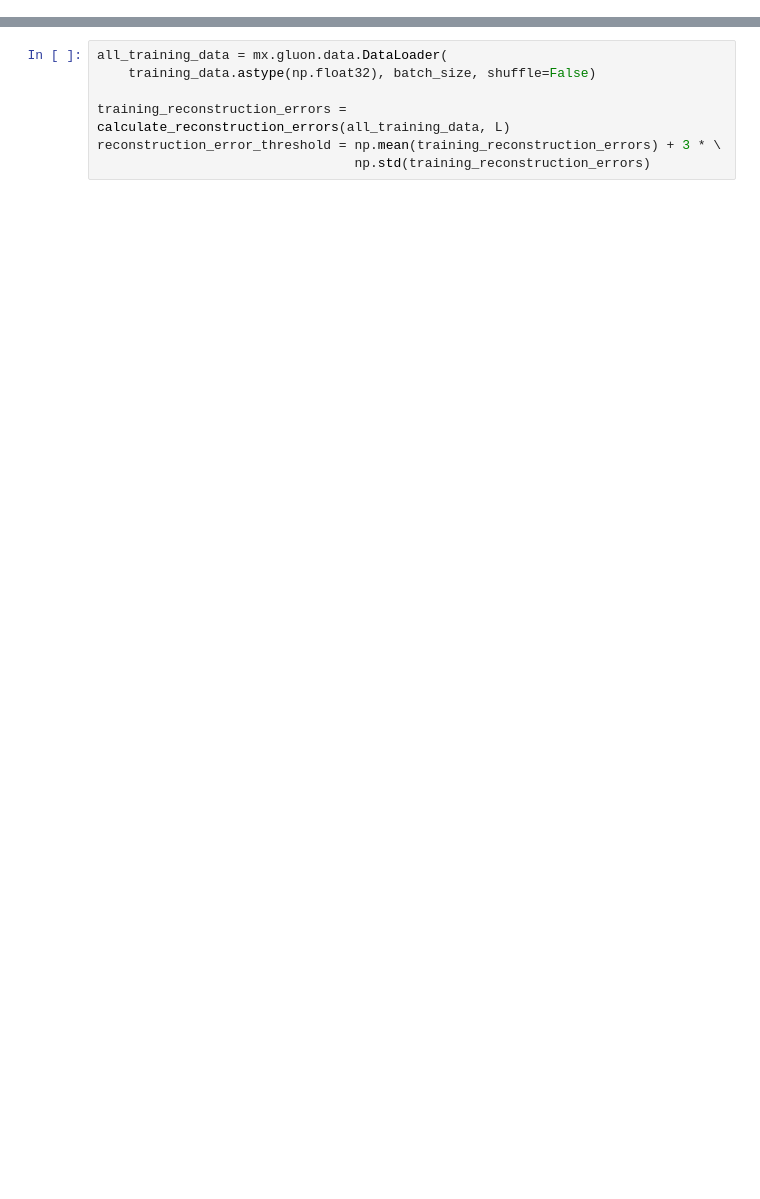
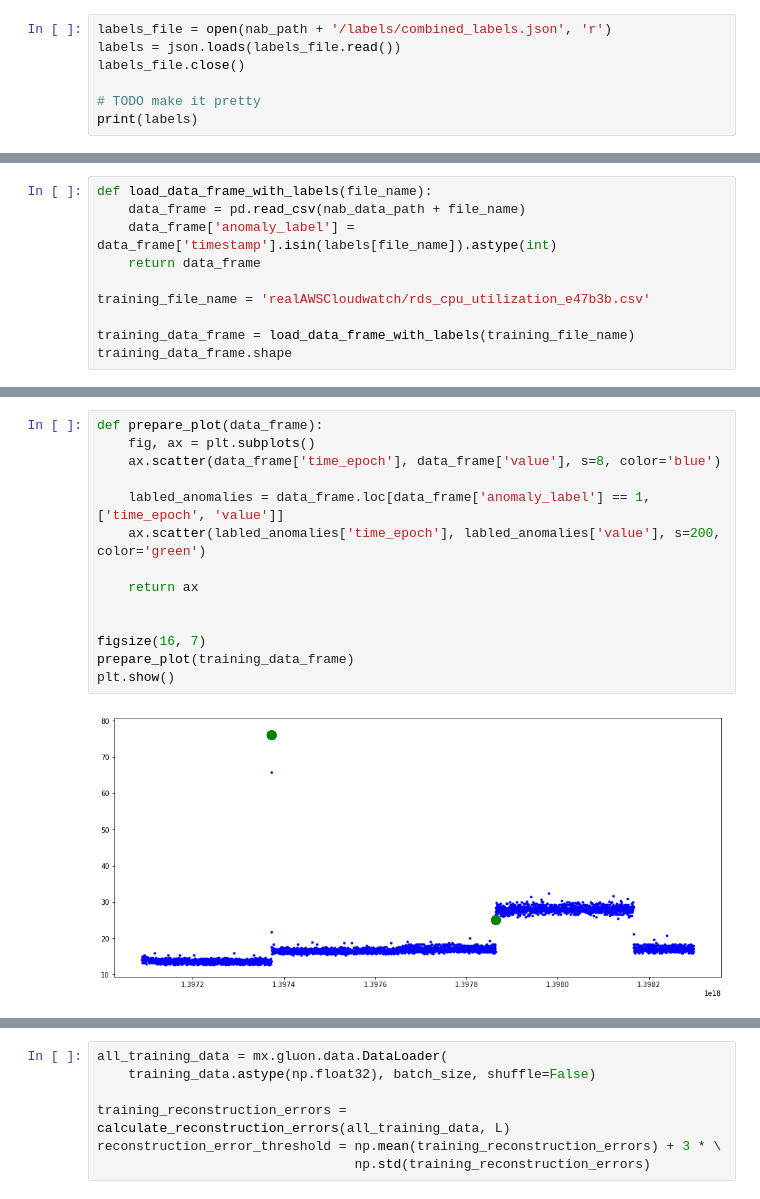
Before and after one commit to Lohika-Labs/time-series-anomaly-detection, a Jupyter notebook: anomaly_AWS.ipynb, the cells around one changed output, grey strips where cells are left out. Cells and saved outputs as stored; diff of their text form; blank space fills up the shorter version.

```diff
--- a/anomaly_AWS.ipynb
+++ b/anomaly_AWS.ipynb
@@ -185,0 +20,7 @@ for epoch in range(epochs):
+# %%
+labels_file = open(nab_path + '/labels/combined_labels.json', 'r')
+labels = json.loads(labels_file.read())
+labels_file.close()
+
+# TODO make it pretty
+print(labels)
@@ -185,0 +33,10 @@ for epoch in range(epochs):
+# %%
+def load_data_frame_with_labels(file_name):
+    data_frame = pd.read_csv(nab_data_path + file_name)
+    data_frame['anomaly_label'] = data_frame['timestamp'].isin(labels[file_name]).astype(int)
+    return data_frame
+
+training_file_name = 'realAWSCloudwatch/rds_cpu_utilization_e47b3b.csv'
+
+training_data_frame = load_data_frame_with_labels(training_file_name)
+training_data_frame.shape
@@ -185,0 +84,16 @@ for epoch in range(epochs):
+# %%
+def prepare_plot(data_frame):
+    fig, ax = plt.subplots()
+    ax.scatter(data_frame['time_epoch'], data_frame['value'], s=8, color='blue')
+
+    labled_anomalies = data_frame.loc[data_frame['anomaly_label'] == 1, ['time_epoch', 'value']]
+    ax.scatter(labled_anomalies['time_epoch'], labled_anomalies['value'], s=200, color='green')
+
+    return ax
+
+
+figsize(16, 7)
+prepare_plot(training_data_frame)
+plt.show()
+# %% [output]
+[figure, added]
```
Also changed, not shown: parts of 52 cells of this notebook.
